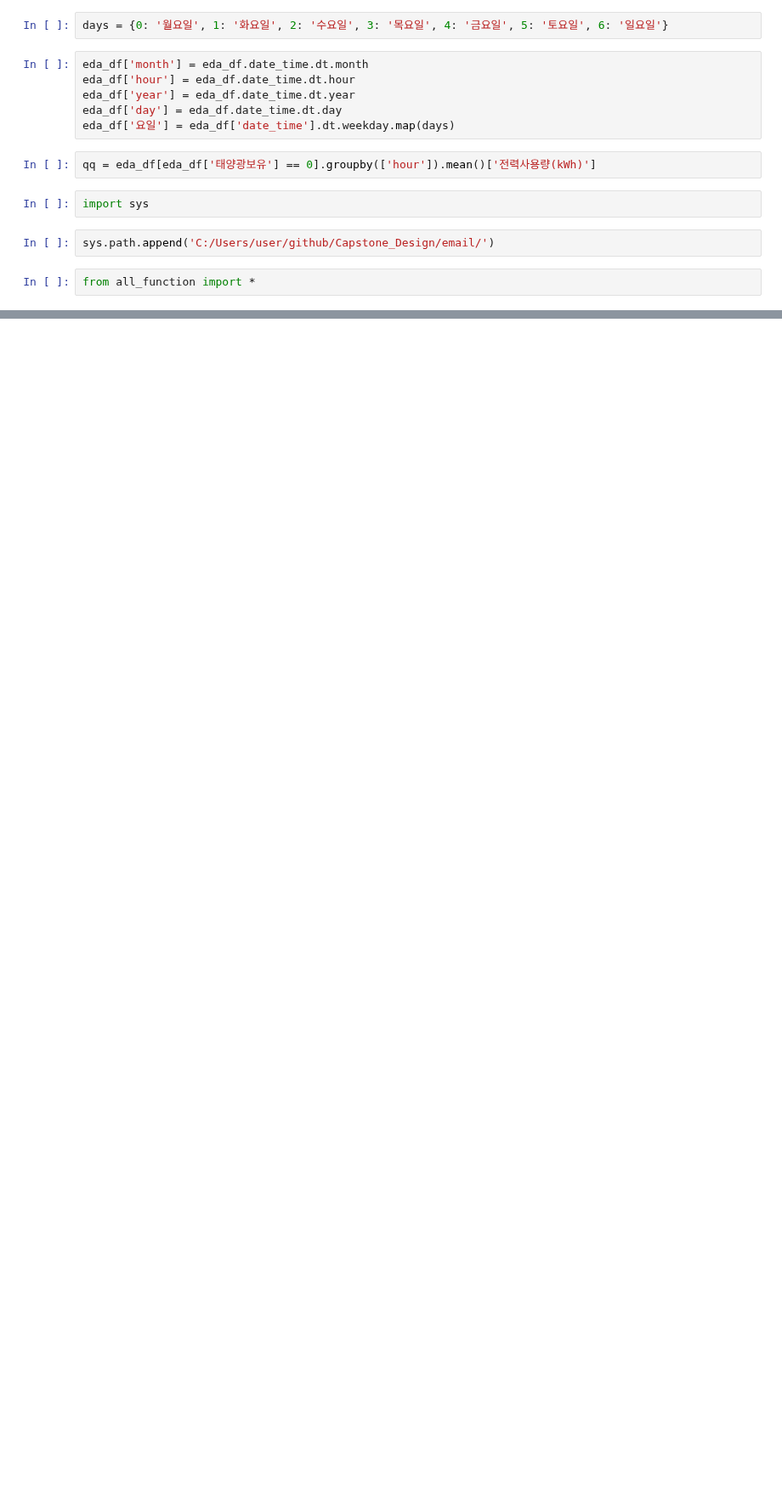
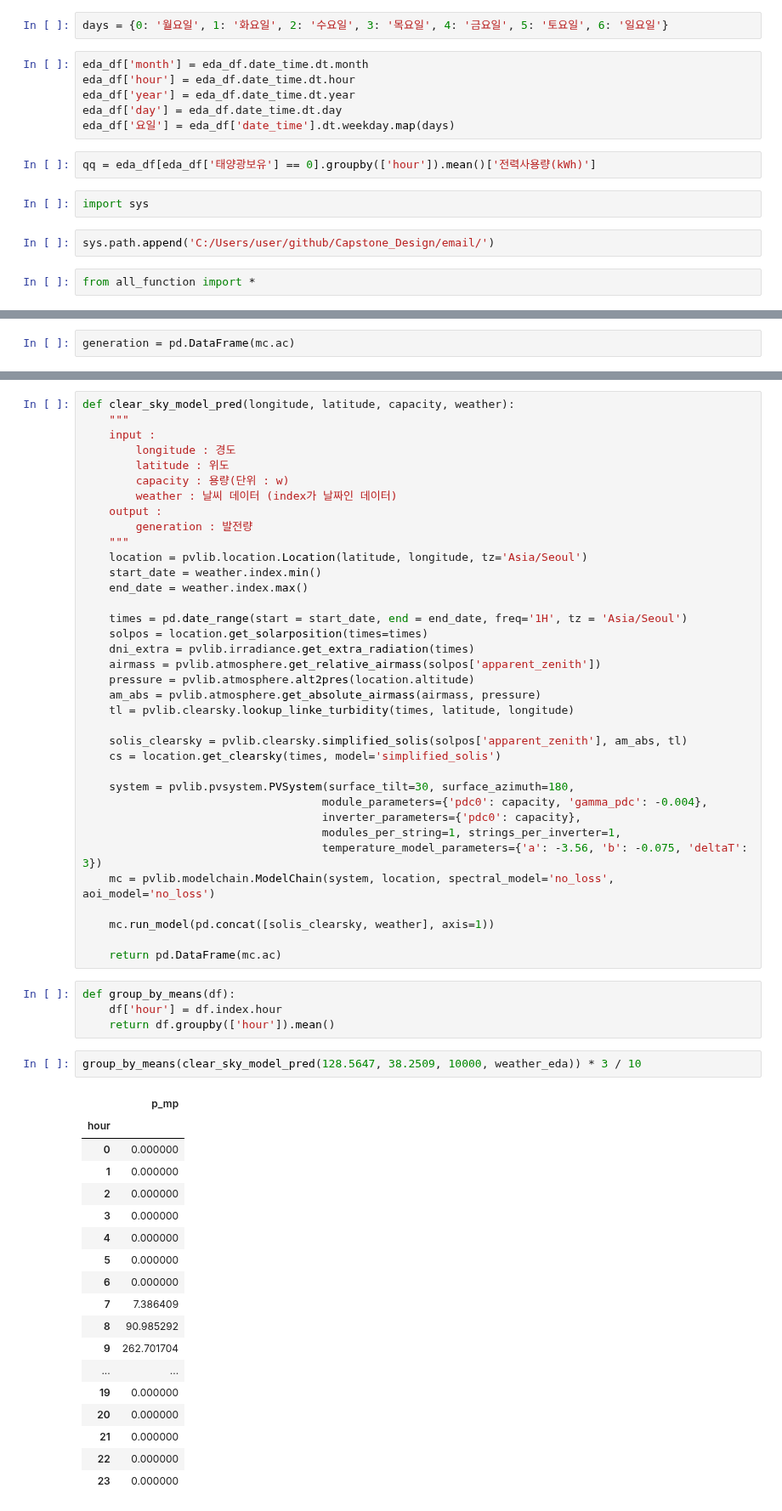
Before and after one commit to Jjineeq/Capstone_Design, a Jupyter notebook: optimal/function_test.ipynb, the cells around one changed output, grey strips where cells are left out. Shown at 85% size. Cells and saved outputs as stored; diff of their text form; blank space fills up the shorter version.

```diff
--- a/optimal/function_test.ipynb
+++ b/optimal/function_test.ipynb
@@ -99,0 +271,2 @@ array([20.85506718, 24.74643898, 20.8245195 , 23.10018966])
+# %%
+generation = pd.DataFrame(mc.ac)
@@ -99,0 +298,61 @@ array([20.85506718, 24.74643898, 20.8245195 , 23.10018966])
+# %%
+def clear_sky_model_pred(longitude, latitude, capacity, weather):
+    """
+    input :
+        longitude : 경도
+        latitude : 위도
+        capacity : 용량(단위 : w)
+        weather : 날씨 데이터 (index가 날짜인 데이터)
+    output :
+        generation : 발전량
+    """
+    location = pvlib.location.Location(latitude, longitude, tz='Asia/Seoul')
+    start_date = weather.index.min()
+    end_date = weather.index.max()
+
+    times = pd.date_range(start = start_date, end = end_date, freq='1H', tz = 'Asia/Seoul')
+    solpos = location.get_solarposition(times=times)
+    dni_extra = pvlib.irradiance.get_extra_radiation(times)
+    airmass = pvlib.atmosphere.get_relative_airmass(solpos['apparent_zenith'])
+    pressure = pvlib.atmosphere.alt2pres(location.altitude)
+    am_abs = pvlib.atmosphere.get_absolute_airmass(airmass, pressure)
+    tl = pvlib.clearsky.lookup_linke_turbidity(times, latitude, longitude)
+
+    solis_clearsky = pvlib.clearsky.simplified_solis(solpos['apparent_zenith'], am_abs, tl)
+    cs = location.get_clearsky(times, model='simplified_solis')
+
+    system = pvlib.pvsystem.PVSystem(surface_tilt=30, surface_azimuth=180,
+                                    module_parameters={'pdc0': capacity, 'gamma_pdc': -0.004},
+                                    inverter_parameters={'pdc0': capacity},
+                                    modules_per_string=1, strings_per_inverter=1,
+                                    temperature_model_parameters={'a': -3.56, 'b': -0.075, 'deltaT': 3})
+    mc = pvlib.modelchain.ModelChain(system, location, spectral_model='no_loss', aoi_model='no_loss')
+
+    mc.run_model(pd.concat([solis_clearsky, weather], axis=1))
+
+    return pd.DataFrame(mc.ac)
+# %%
+def group_by_means(df):
+    df['hour'] = df.index.hour
+    return df.groupby(['hour']).mean()
+# %%
+group_by_means(clear_sky_model_pred(128.5647, 38.2509, 10000, weather_eda)) * 3 / 10
+# %% [output]
+|  | p_mp |
+| hour |  |
+| 0 | 0.000000 |
+| 1 | 0.000000 |
+| 2 | 0.000000 |
+| 3 | 0.000000 |
+| 4 | 0.000000 |
+| 5 | 0.000000 |
+| 6 | 0.000000 |
+| 7 | 7.386409 |
+| 8 | 90.985292 |
+| 9 | 262.701704 |
+| ... | ... |
+| 19 | 0.000000 |
+| 20 | 0.000000 |
+| 21 | 0.000000 |
+| 22 | 0.000000 |
+| 23 | 0.000000 |
```
Also changed, not shown: parts of 24 cells of this notebook, 1 other file.
